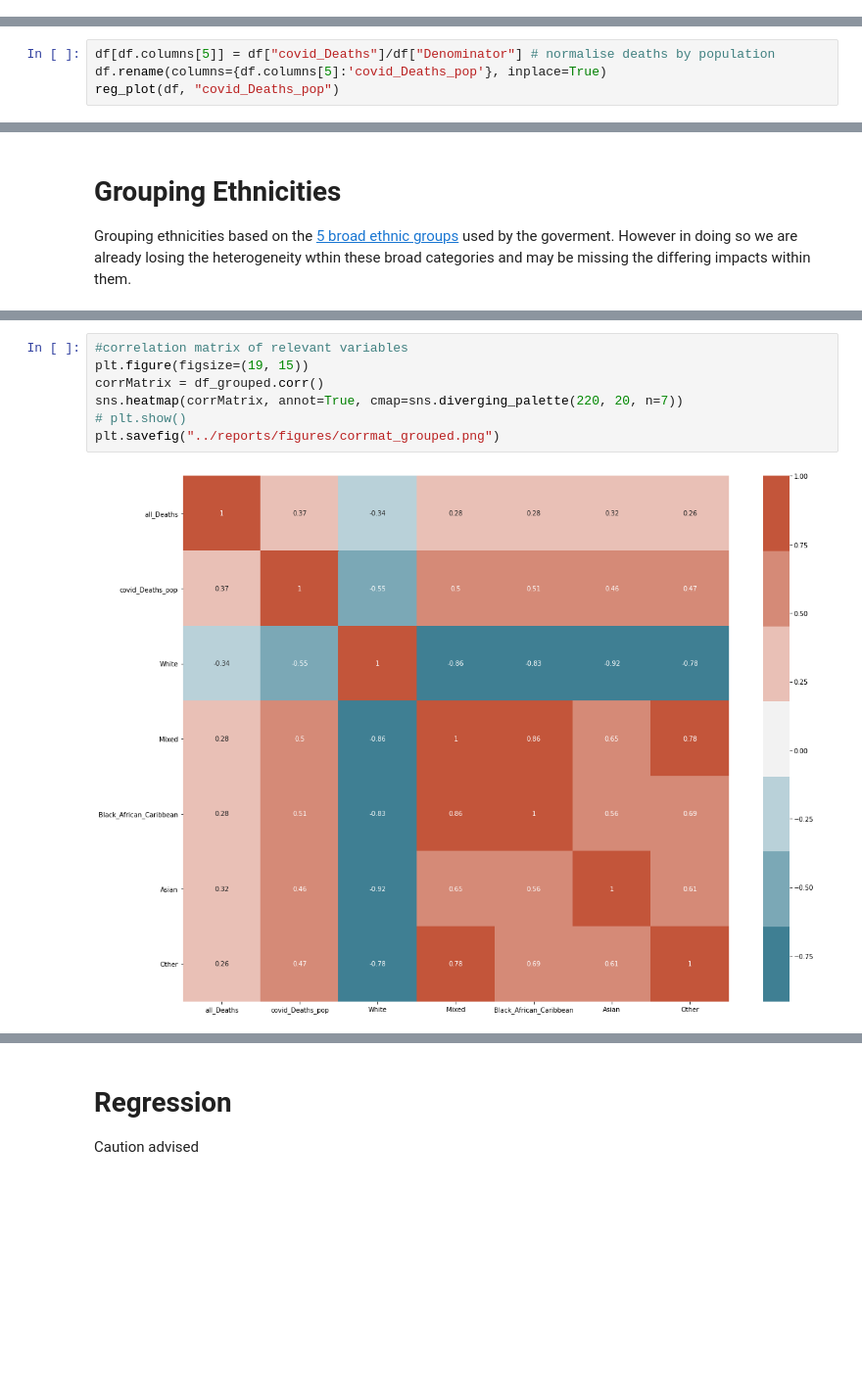
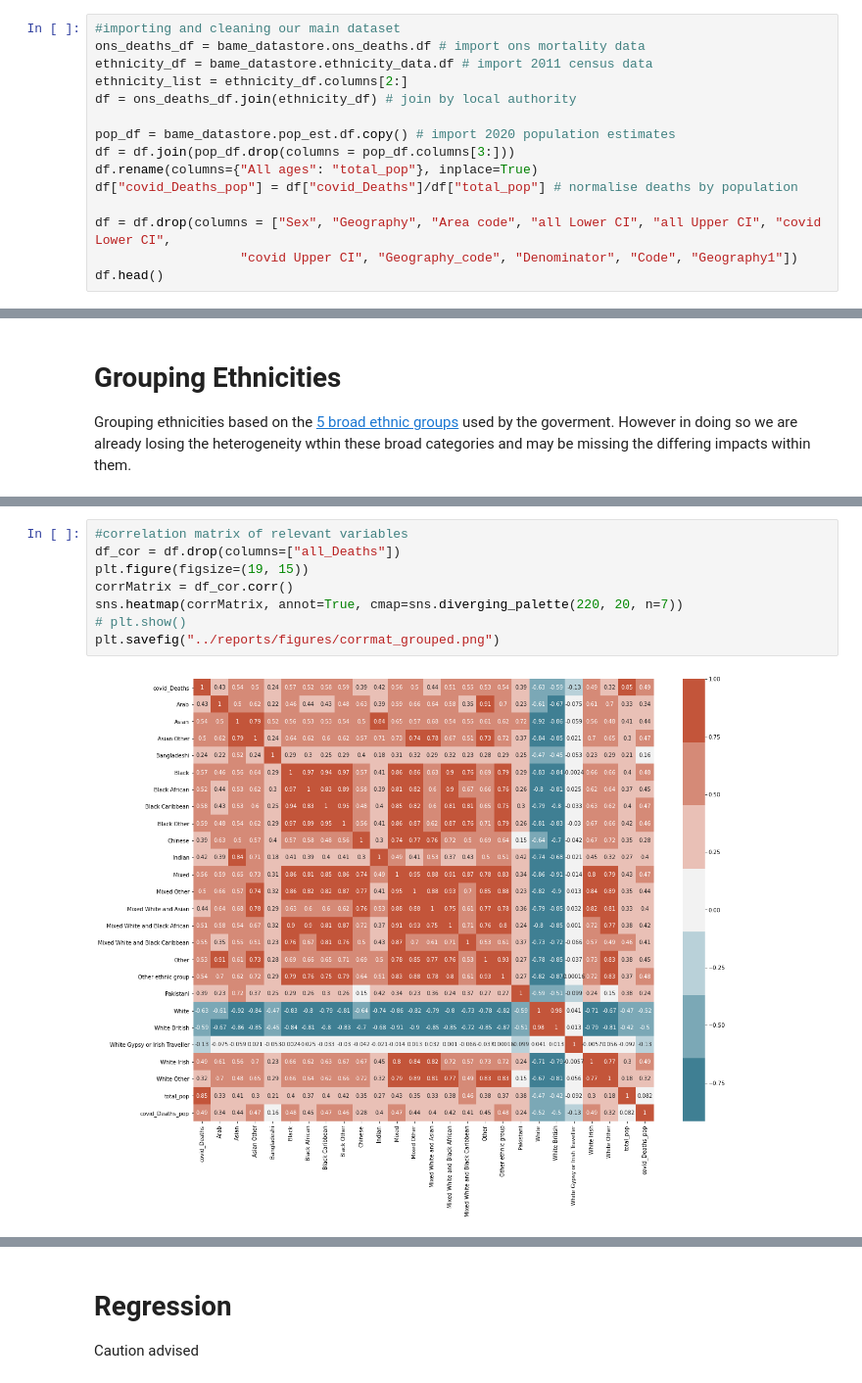
Before and after one commit to Quotennial/covid_bame, a Jupyter notebook: notebooks/ONS Deaths and Ethnicity.ipynb, the cells around one changed output, grey strips where cells are left out. Shown at 98% size. Cells and saved outputs as stored; diff of their text form; blank space fills up the shorter version.

```diff
--- a/notebooks/ONS Deaths and Ethnicity.ipynb
+++ b/notebooks/ONS Deaths and Ethnicity.ipynb
@@ -42,0 +40,15 @@ Index(['Sex', 'Geography', 'Area code', 'all_Deaths', 'all_Rate',
+# %%
+#importing and cleaning our main dataset
+ons_deaths_df = bame_datastore.ons_deaths.df # import ons mortality data
+ethnicity_df = bame_datastore.ethnicity_data.df # import 2011 census data
+ethnicity_list = ethnicity_df.columns[2:]
+df = ons_deaths_df.join(ethnicity_df) # join by local authority
+
+pop_df = bame_datastore.pop_est.df.copy() # import 2020 population estimates
+df = df.join(pop_df.drop(columns = pop_df.columns[3:]))
+df.rename(columns={"All ages": "total_pop"}, inplace=True)
+df["covid_Deaths_pop"] = df["covid_Deaths"]/df["total_pop"] # normalise deaths by population
+
+df = df.drop(columns = ["Sex", "Geography", "Area code", "all Lower CI", "all Upper CI", "covid Lower CI",
+                   "covid Upper CI", "Geography_code", "Denominator", "Code", "Geography1"])
+df.head()
@@ -67,7 +90,3 @@ reg_plot(df, "covid_Deaths")
 reg_plot(df, "all_Deaths")
 # %% [output]
 [figure]
-# %%
-df[df.columns[5]] = df["covid_Deaths"]/df["Denominator"] # normalise deaths by population
-df.rename(columns={df.columns[5]:'covid_Deaths_pop'}, inplace=True)
-reg_plot(df, "covid_Deaths_pop")
@@ -121,9 +152,10 @@ reg_plot_alt(df_grouped, "covid_Deaths_pop")
 # %%
 #correlation matrix of relevant variables
+df_cor = df.drop(columns=["all_Deaths"])
 plt.figure(figsize=(19, 15))
-corrMatrix = df_grouped.corr()
+corrMatrix = df_cor.corr()
 sns.heatmap(corrMatrix, annot=True, cmap=sns.diverging_palette(220, 20, n=7))
 # plt.show()
 plt.savefig("../reports/figures/corrmat_grouped.png")
 # %% [output]
-[figure, old version]
+[figure, new version]
```
Also changed, not shown: parts of 24 cells of this notebook, 13 other files.
